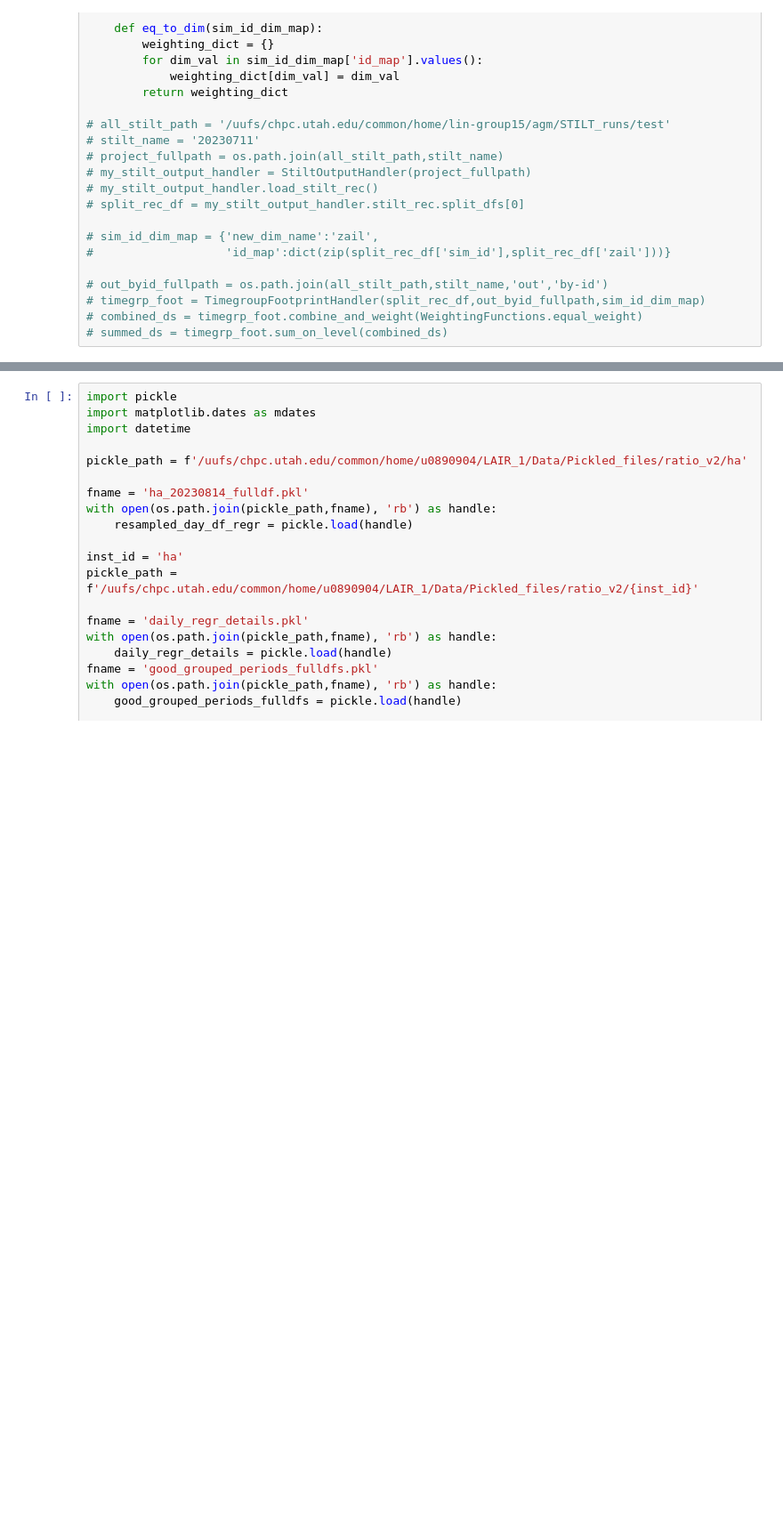
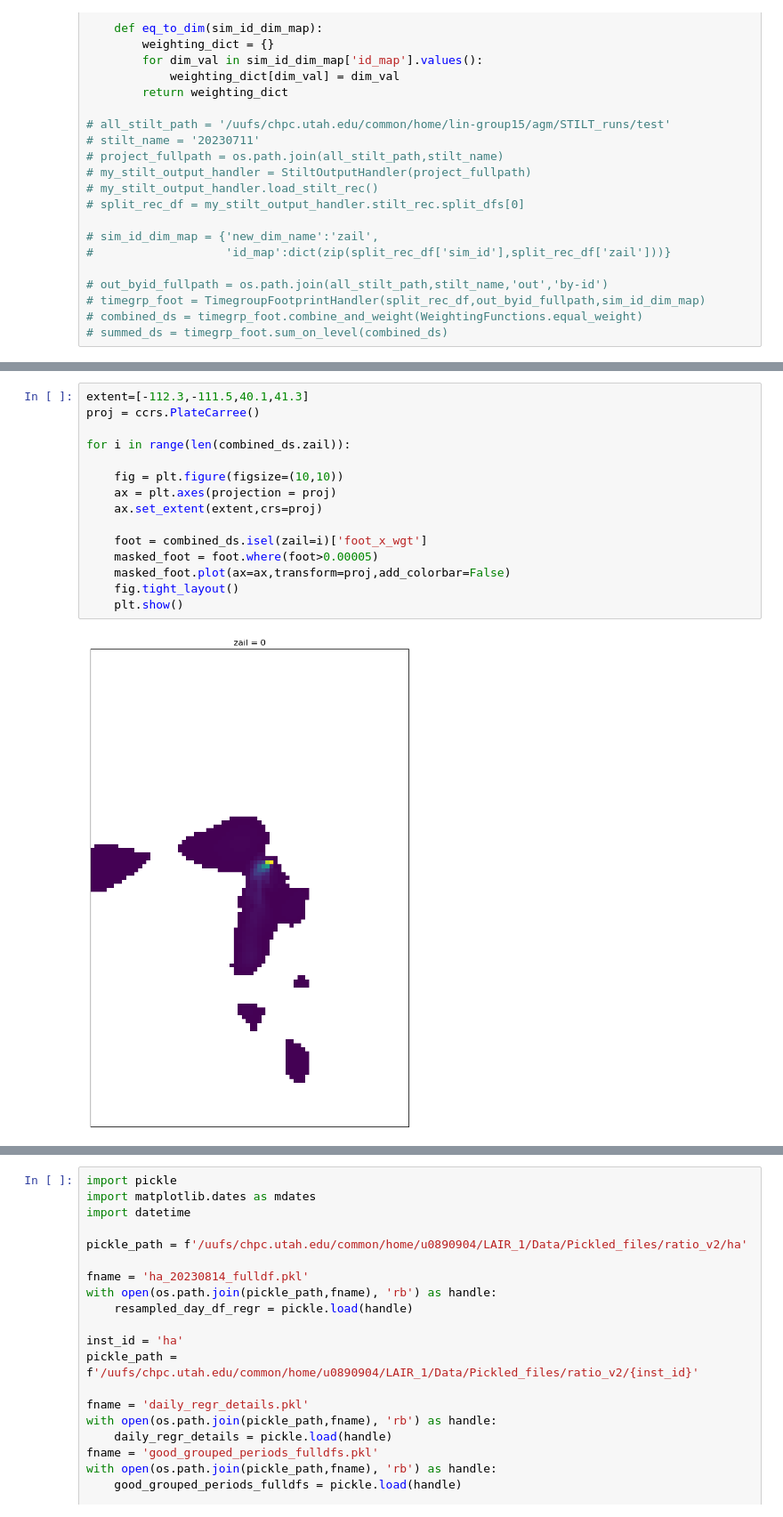
Before and after one commit to agmeyer4/Atmos_Column, a Jupyter notebook: atmos_column/ipynbs/stilt_examiner.ipynb, the cells around one changed output, grey strips where cells are left out. Shown: that part at 89% size. Drawn from its saved outputs; the diff is of its cells as text; blank space fills up the shorter version.

```diff
--- a/atmos_column/ipynbs/stilt_examiner.ipynb
+++ b/atmos_column/ipynbs/stilt_examiner.ipynb
@@ -281,0 +323,17 @@ for split_rec_df in stilt_rec.split_dfs:
+# %%
+extent=[-112.3,-111.5,40.1,41.3]
+proj = ccrs.PlateCarree()
+
+for i in range(len(combined_ds.zail)):
+
+    fig = plt.figure(figsize=(10,10))
+    ax = plt.axes(projection = proj)
+    ax.set_extent(extent,crs=proj)
+
+    foot = combined_ds.isel(zail=i)['foot_x_wgt']
+    masked_foot = foot.where(foot>0.00005)
+    masked_foot.plot(ax=ax,transform=proj,add_colorbar=False)
+    fig.tight_layout()
+    plt.show()
+# %% [output]
+[figure, added]
```
Also changed, not shown: parts of 7 cells of this notebook, 1 other file.
